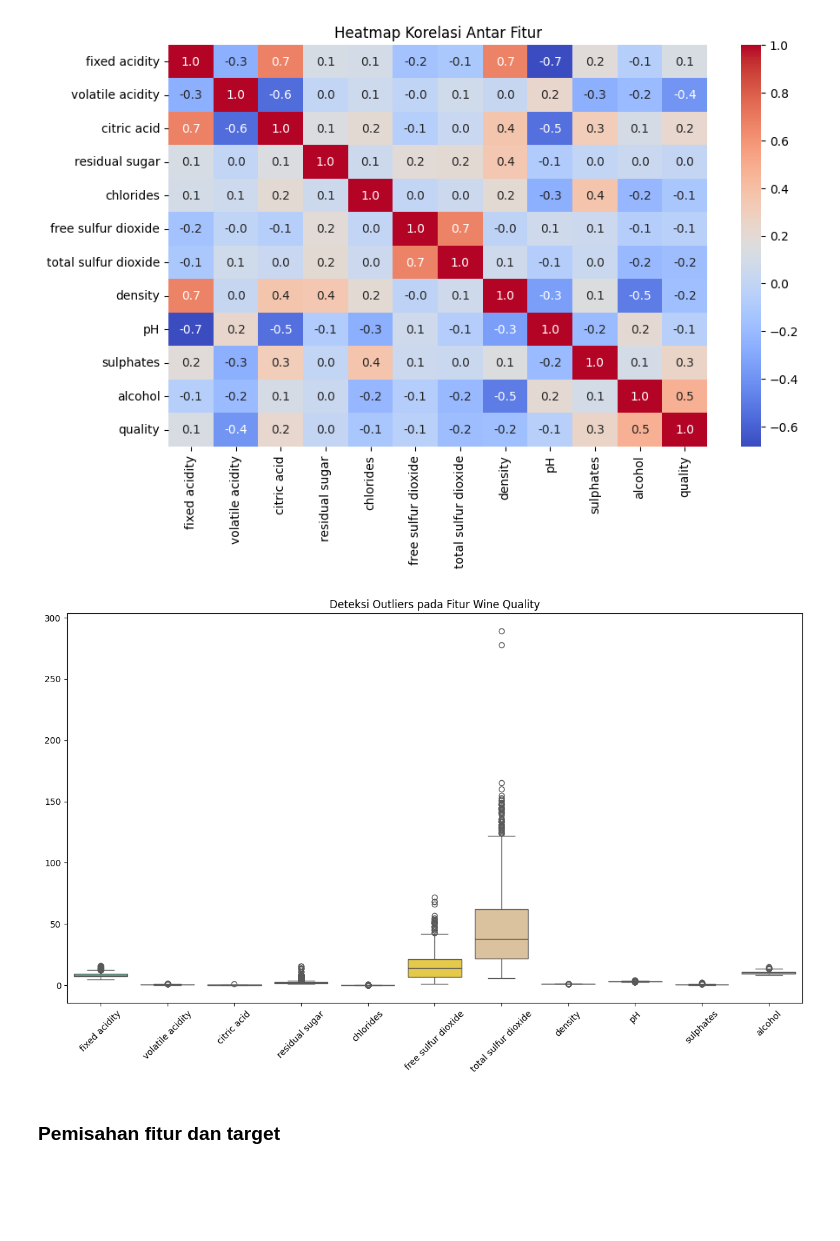
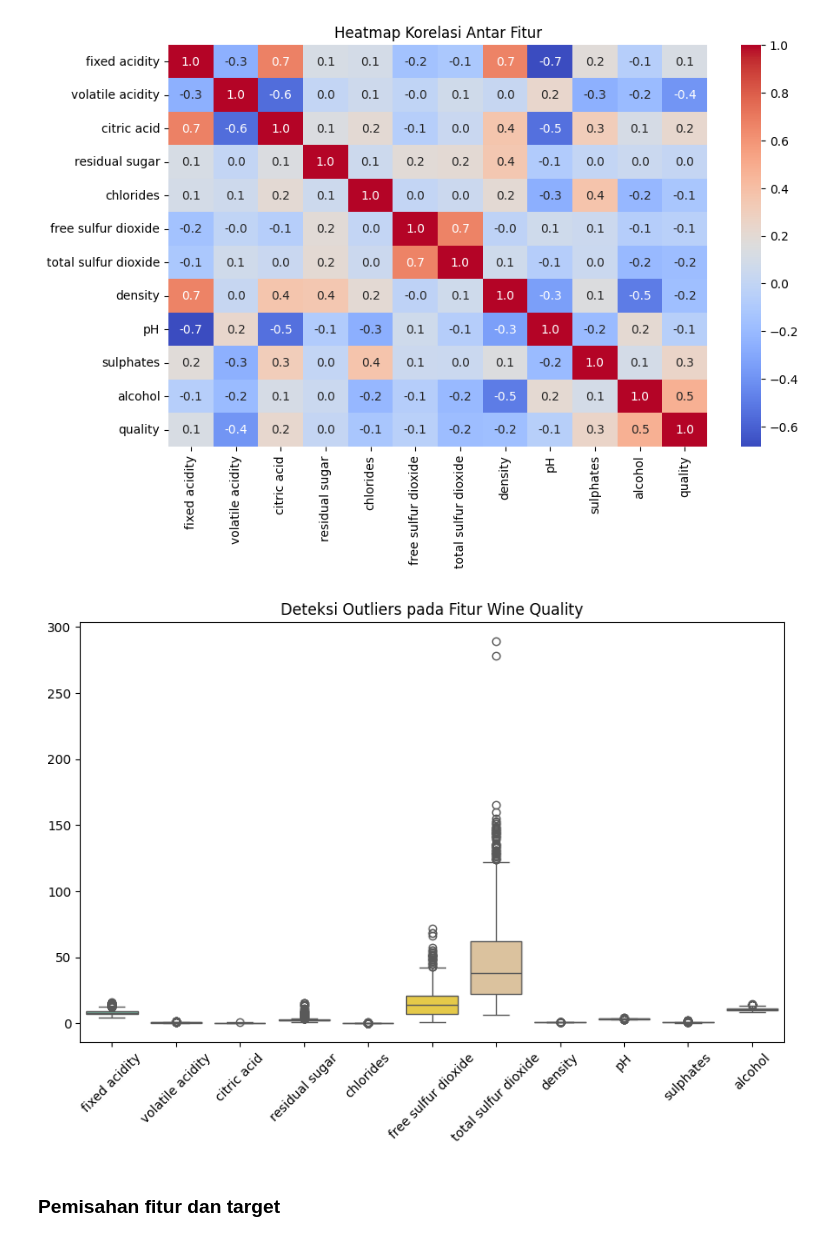
Before and after one commit to Ndraa-44/project_classification_winequality, a Jupyter notebook: notebooks/uas_ml_implementation.ipynb, the cells around one changed output. Saved outputs shown, nothing was run; the diff lists cells and outputs as text; code cells hidden in the pictures; blank space fills up the shorter version.

```diff
--- a/notebooks/uas_ml_implementation.ipynb
+++ b/notebooks/uas_ml_implementation.ipynb
@@ -131,13 +133,13 @@ plt.show()
 [figure]
 # %%
 # Visualisasi Outliers dengan Boxplot
-plt.figure(figsize=(15, 8))
+plt.figure(figsize=(10, 6))
 sns.boxplot(data=df.drop('quality', axis=1), palette="Set2")
 plt.xticks(rotation=45)
 plt.title("Deteksi Outliers pada Fitur Wine Quality")
 plt.show()
 # %% [output]
-[figure, old version]
+[figure, new version]
 # %% [markdown]
 ### Pemisahan fitur dan target
 # %%
```
Also changed, not shown: parts of 7 cells of this notebook, 1 other file.
